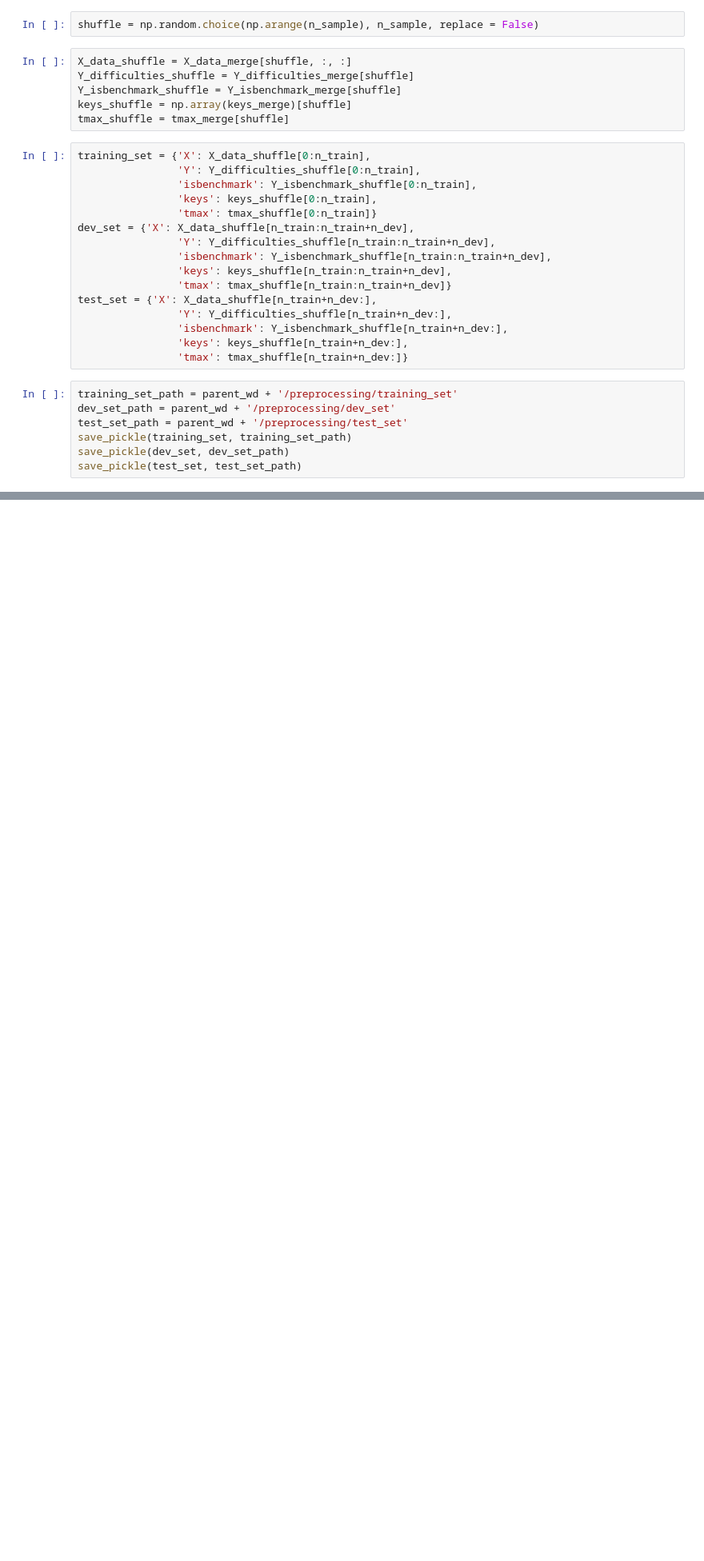
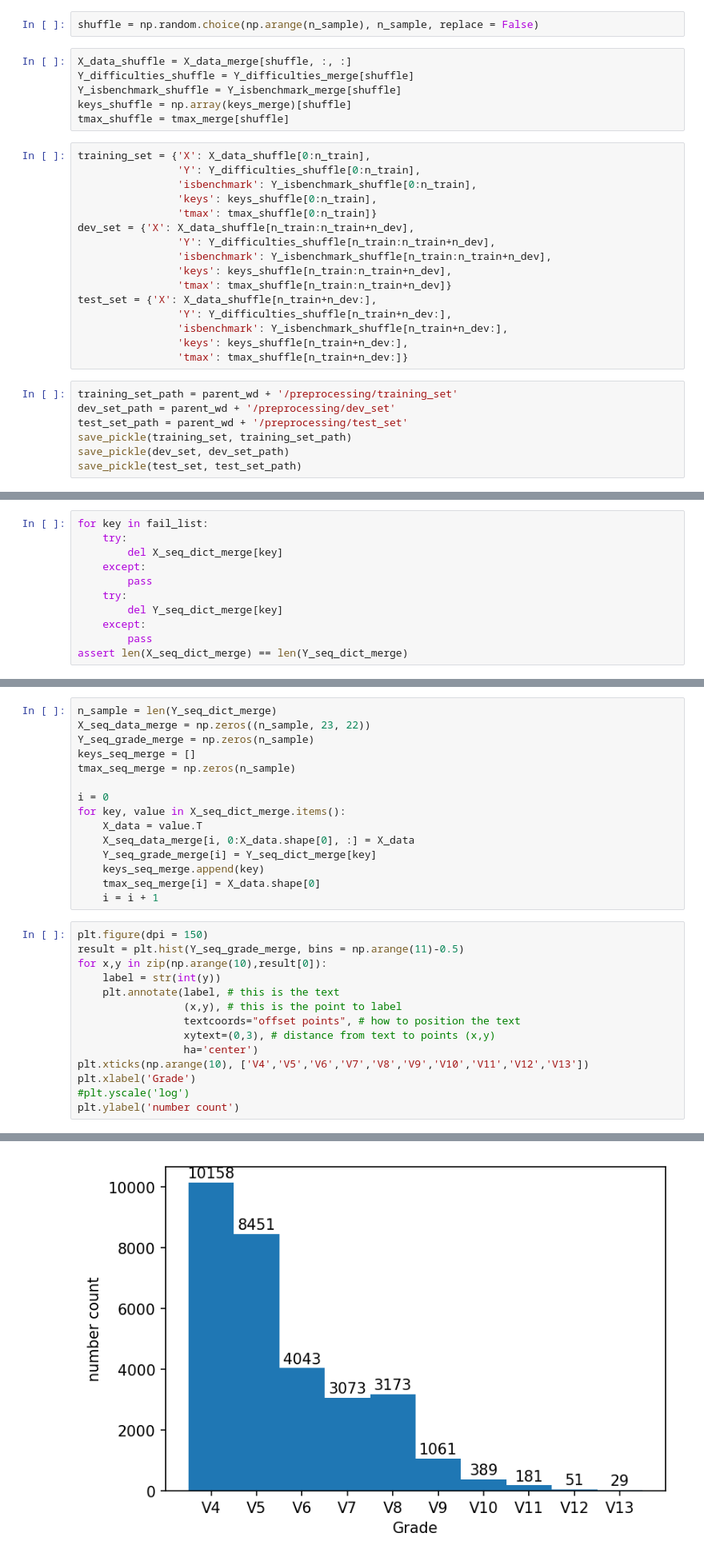
Before and after one commit to jrchang612/MoonBoardRNN, a Jupyter notebook: preprocessing/partition_train_test_set.ipynb, the cells around one changed output, grey strips where cells are left out. Shown: that part at 80% size. Cells and saved outputs as stored; diff of their text form; blank space fills up the shorter version.

```diff
--- a/preprocessing/partition_train_test_set.ipynb
+++ b/preprocessing/partition_train_test_set.ipynb
@@ -116,0 +158,11 @@ Text(0,0.5,'number count')
+# %%
+for key in fail_list:
+    try:
+        del X_seq_dict_merge[key]
+    except:
+        pass
+    try:
+        del Y_seq_dict_merge[key]
+    except:
+        pass
+assert len(X_seq_dict_merge) == len(Y_seq_dict_merge)
@@ -116,0 +172,30 @@ Text(0,0.5,'number count')
+# %%
+n_sample = len(Y_seq_dict_merge)
+X_seq_data_merge = np.zeros((n_sample, 23, 22))
+Y_seq_grade_merge = np.zeros(n_sample)
+keys_seq_merge = []
+tmax_seq_merge = np.zeros(n_sample)
+
+i = 0
+for key, value in X_seq_dict_merge.items():
+    X_data = value.T
+    X_seq_data_merge[i, 0:X_data.shape[0], :] = X_data
+    Y_seq_grade_merge[i] = Y_seq_dict_merge[key]
+    keys_seq_merge.append(key)
+    tmax_seq_merge[i] = X_data.shape[0]
+    i = i + 1
+# %%
+plt.figure(dpi = 150)
+result = plt.hist(Y_seq_grade_merge, bins = np.arange(11)-0.5)
+for x,y in zip(np.arange(10),result[0]):
+    label = str(int(y))
+    plt.annotate(label, # this is the text
+                 (x,y), # this is the point to label
+                 textcoords="offset points", # how to position the text
+                 xytext=(0,3), # distance from text to points (x,y)
+                 ha='center')
+plt.xticks(np.arange(10), ['V4','V5','V6','V7','V8','V9','V10','V11','V12','V13'])
+plt.xlabel('Grade')
+#plt.yscale('log')
+plt.ylabel('number count')
+# %% [output]
@@ -116,0 +203 @@ Text(0,0.5,'number count')
+[figure, added]
```
Also changed, not shown: parts of 27 cells of this notebook, 1 other file.
